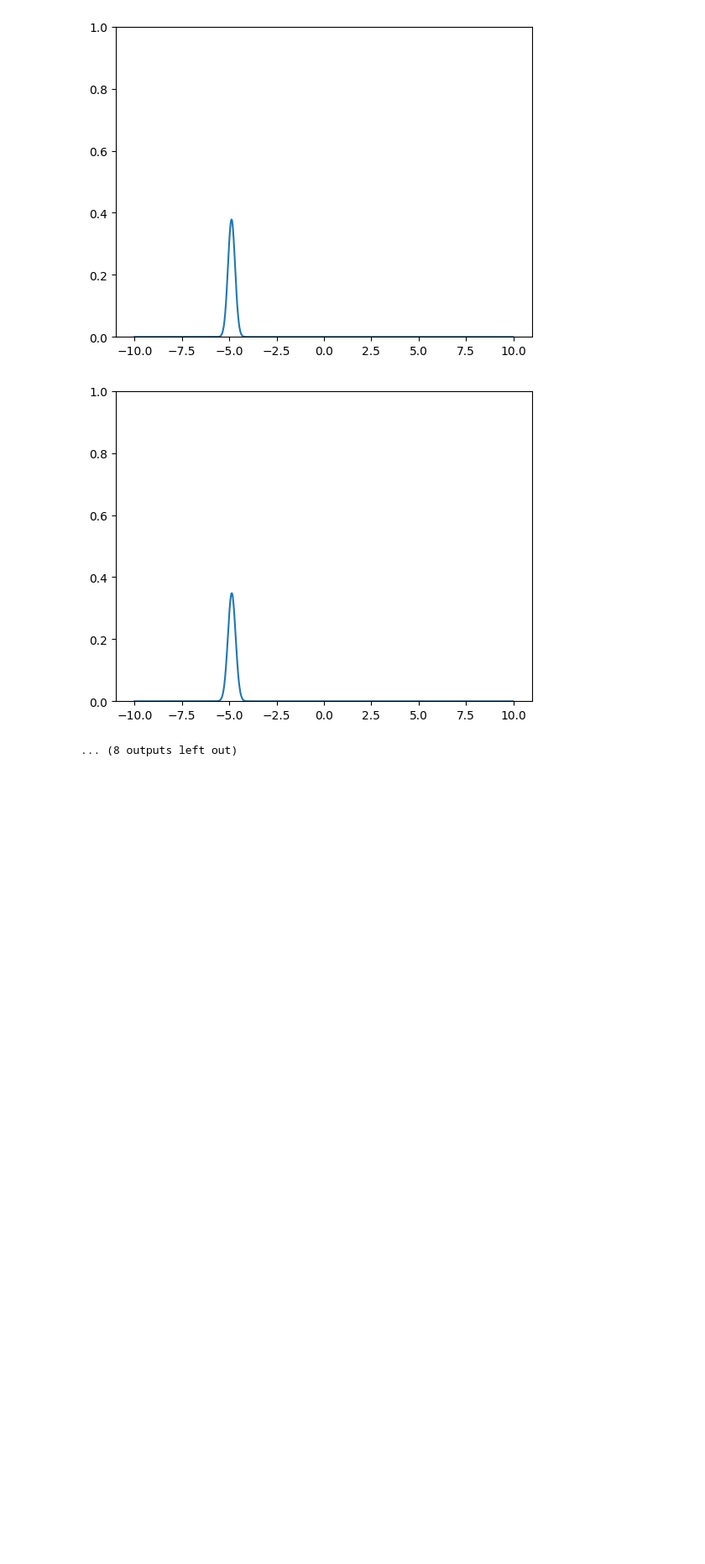
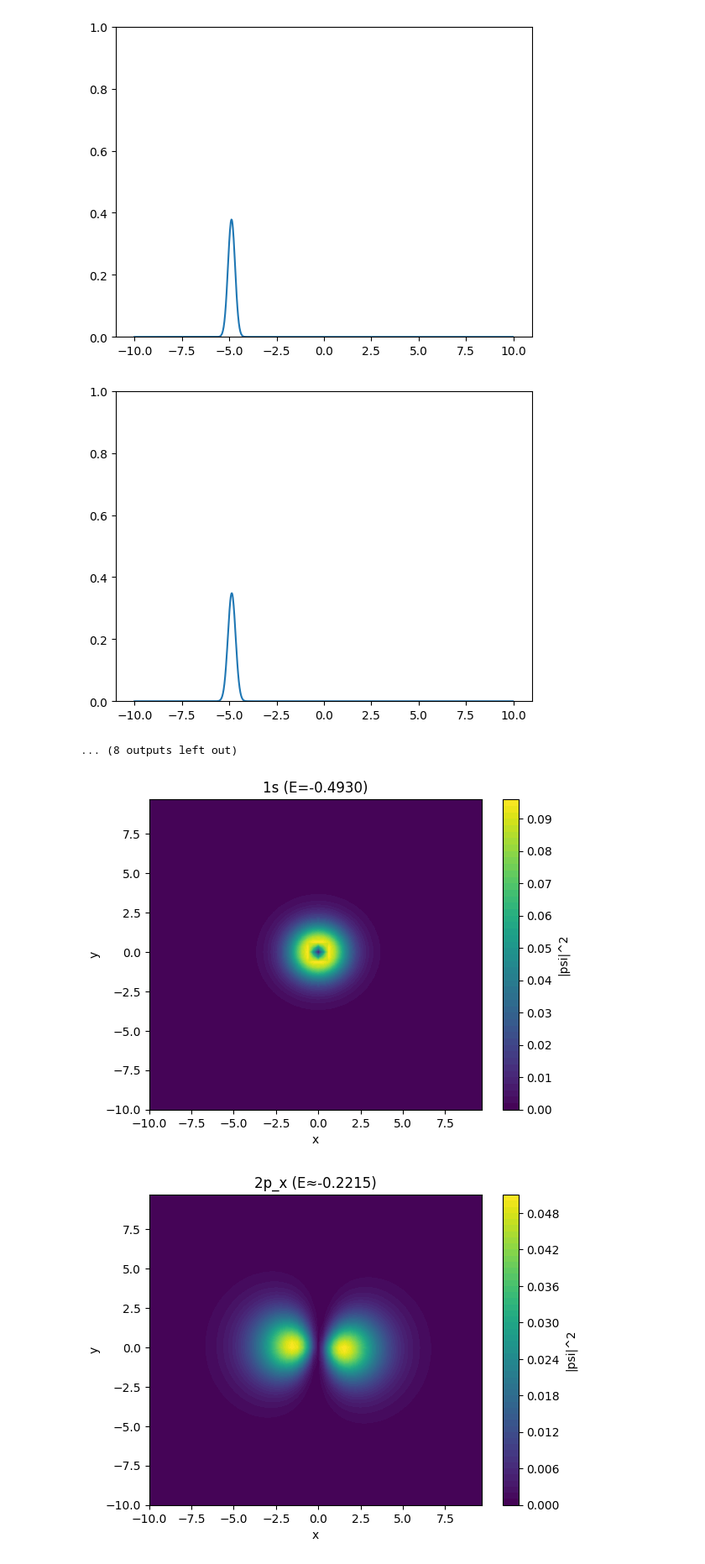
Before and after one commit to rquinn4/p2, a Jupyter notebook: Project2_team.ipynb, the cells around one changed output. Shown: that part at 84% size. Cells and saved outputs as stored; diff of their text form; code cells hidden in the pictures; blank space fills up the shorter version.

```diff
--- a/Project2_team.ipynb
+++ b/Project2_team.ipynb
@@ -78,3 +78,66 @@ for i in range(steps):
 [figure]
 [figure]
 ... (8 outputs left out)
+# %%
+import numpy as np
+import matplotlib.pyplot as plt
+from scipy.fftpack import fft2, ifft2, fftfreq
+from scipy.sparse.linalg import eigsh, LinearOperator
+
+# grid & potential
+N = 64
+L = 20.0
+x = np.linspace(-L/2, L/2, N, endpoint=False)
+dx = x[1] - x[0]
+X, Y = np.meshgrid(x, x)
+r = np.sqrt(X*X + Y*Y) + 1e-6 # adding tiny value to avoid singularity at r = 0
+V = -1.0 / r
+
+# spectral laplacian
+kx = fftfreq(N, d=dx) * 2*np.pi
+ky = fftfreq(N, d=dx) * 2*np.pi
+KX, KY = np.meshgrid(kx, ky)
+K2 = KX**2 + KY**2
+
+def lap(psi):
+    return np.real(ifft2(-K2 * fft2(psi)))
+
+def Hpsi(flat_psi):
+    psi = flat_psi.reshape(N, N)
+    return ( -0.5*lap(psi) + V*psi ).ravel()
+
+H = LinearOperator((N*N, N*N), Hpsi)
+
+evals, evecs = eigsh(H, k=4, sigma=-0.5) # finding E and psi for 1s, 2s, and the degenerate pair which gives 2px and 2py
+
+# unpacking and normalizing orbitals
+orbitals = []
+for i in range(4):
+    psi = evecs[:, i].reshape(N, N)
+    norm = np.sqrt((np.abs(psi)**2).sum() * dx * dx)
+    orbitals.append(psi / norm)
+
+# plot 1s
+psi1 = orbitals[0]
+plt.figure()
+plt.contourf(X, Y, np.abs(psi1)**2, levels=50)
+plt.title(f"1s (E={evals[0]:.4f})")
+plt.xlabel("x"); plt.ylabel("y")
+plt.colorbar(label="|psi|^2")
+plt.show()
+
+# getting px and py from degenerate pair
+e2, e3 = orbitals[1], orbitals[2]
+px = (e2 + e3) / np.sqrt(2)
+py = (e2 - e3) / np.sqrt(2)
+
+for psi, label in [(px, "2p_x"), (py, "2p_y")]:
+    plt.figure()
+    plt.contourf(X, Y, np.abs(psi)**2, levels=50)
+    plt.title(f"{label} (E≈{evals[1]:.4f})")
+    plt.xlabel("x"); plt.ylabel("y")
+    plt.colorbar(label="|psi|^2")
+    plt.show()
+# %% [output]
+[figure, added]
+[figure, added]
```
Also changed, not shown: parts of 1 cell of this notebook.
